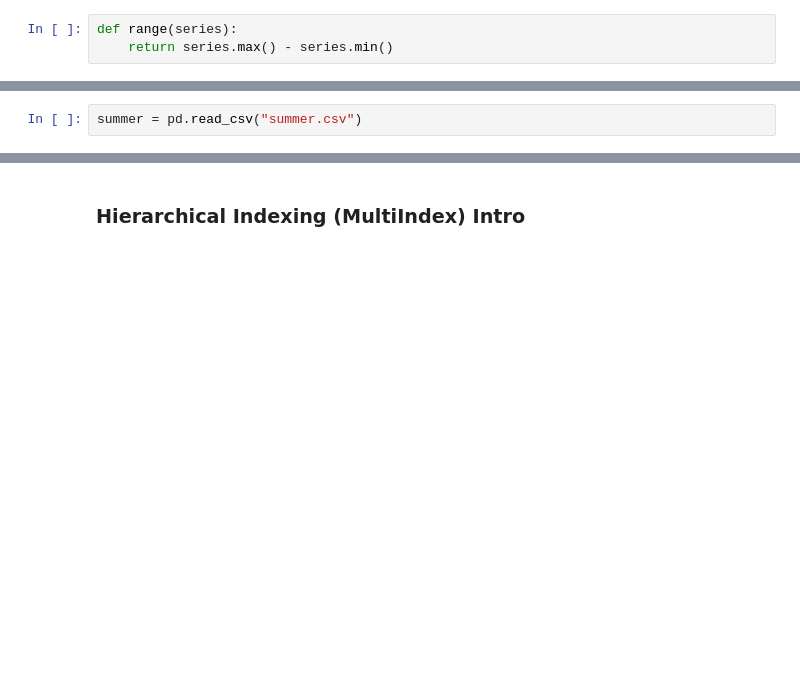
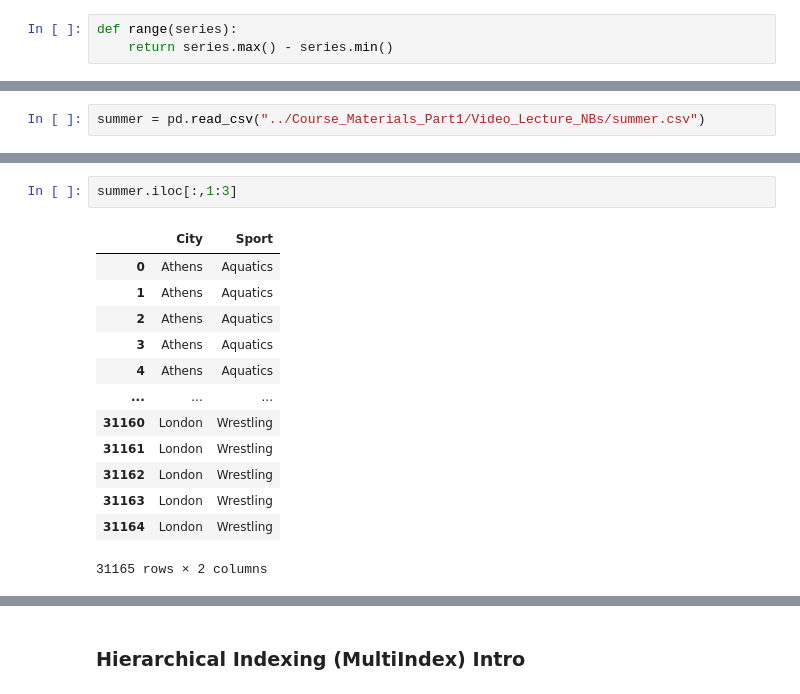
Before and after one commit to ivalderrama/pandas_bootcamp_2020, a Jupyter notebook: my_notes/part1_pandas_notes_17.ipynb, the cells around one changed output, grey strips where cells are left out. Cells and saved outputs as stored; diff of their text form; blank space fills up the shorter version.

```diff
--- a/my_notes/part1_pandas_notes_17.ipynb
+++ b/my_notes/part1_pandas_notes_17.ipynb
@@ -638,4 +736,4 @@ sales.apply(lambda x: x.max() - x.min(), axis = 0)
 # %%
-summer = pd.read_csv("summer.csv")
+summer = pd.read_csv("../Course_Materials_Part1/Video_Lecture_NBs/summer.csv")
 # %%
 summer.head()
@@ -646,2 +792,18 @@ summer.Athlete.map(lambda x: x[0])
+# %%
+summer.iloc[:,1:3]
+# %% [output]
+|  | City | Sport |
+| 0 | Athens | Aquatics |
+| 1 | Athens | Aquatics |
+| 2 | Athens | Aquatics |
+| 3 | Athens | Aquatics |
+| 4 | Athens | Aquatics |
+| ... | ... | ... |
+| 31160 | London | Wrestling |
+| 31161 | London | Wrestling |
+| 31162 | London | Wrestling |
+| 31163 | London | Wrestling |
+| 31164 | London | Wrestling |
+31165 rows × 2 columns
 # %%
 summer.iloc[:,1:3].applymap(lambda x: x[0])
```
Also changed, not shown: parts of 81 cells of this notebook.
